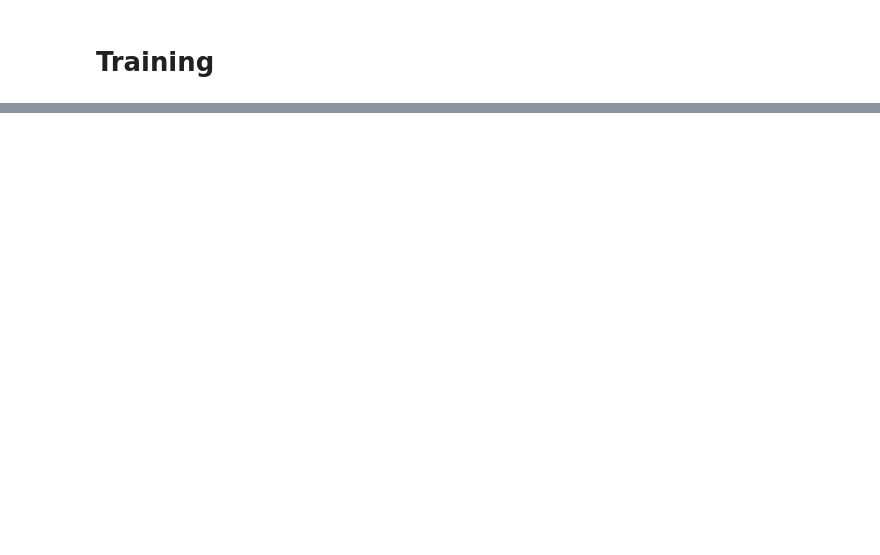
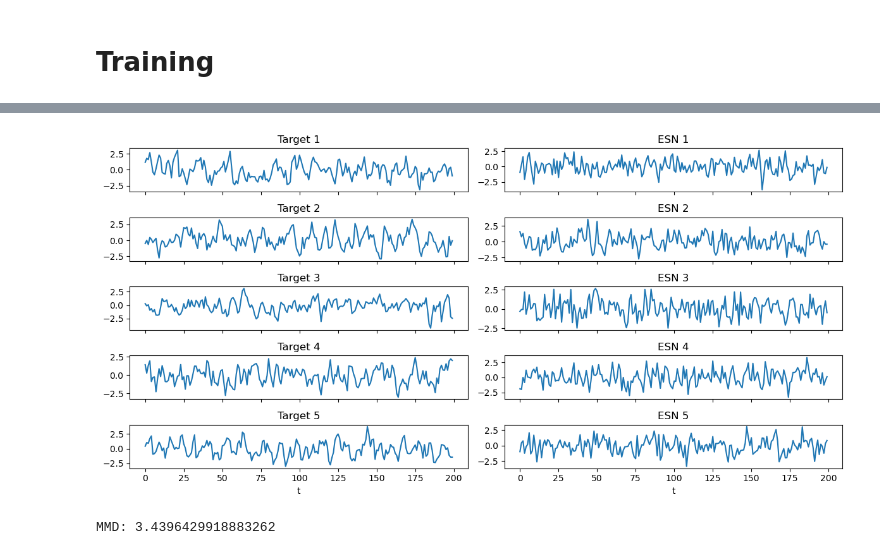
Before and after one commit to omersuder5/My_trial_space, a Jupyter notebook: example_training.ipynb, the cells around one changed output, grey strips where cells are left out. Cells and saved outputs as stored; diff of their text form; code cells hidden in the pictures; blank space fills up the shorter version.

```diff
--- a/example_training.ipynb
+++ b/example_training.ipynb
@@ -115,0 +144,5 @@ KeyboardInterrupt:
+# %%
+inspection = inspect_run_and_mmd(results, kwargs, n_examples=5)
+# %% [output]
+[figure, added]
+MMD: 3.4396429918883262
```
Also changed, not shown: parts of 12 cells of this notebook, 16 other files.
